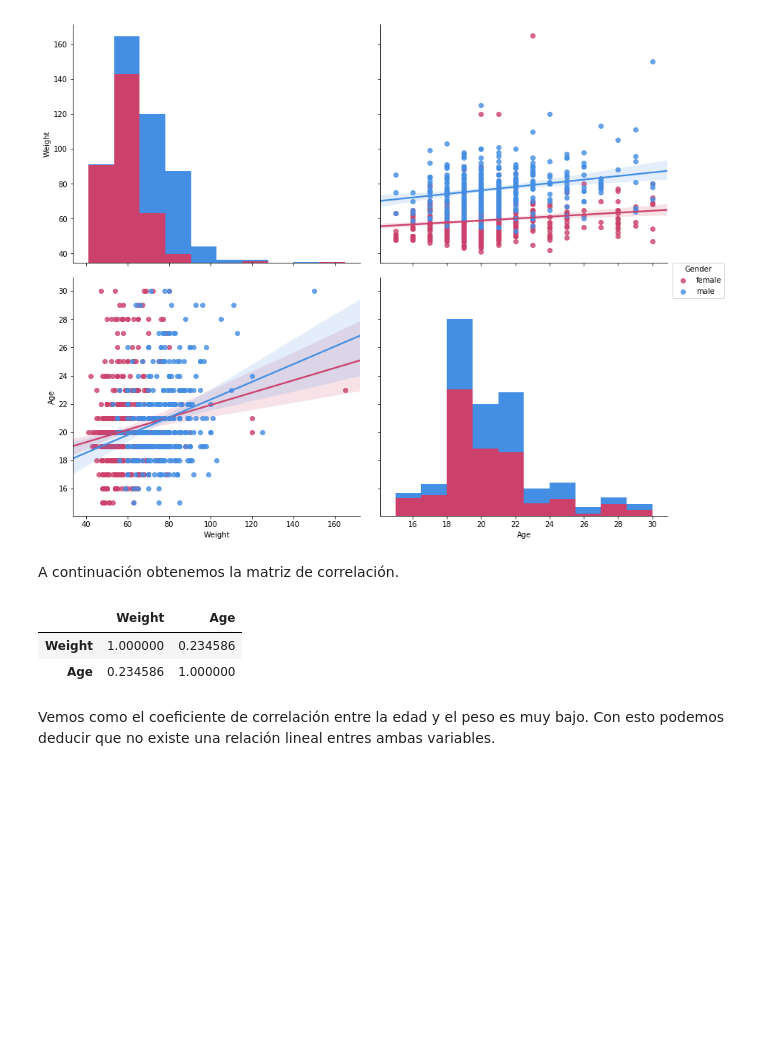
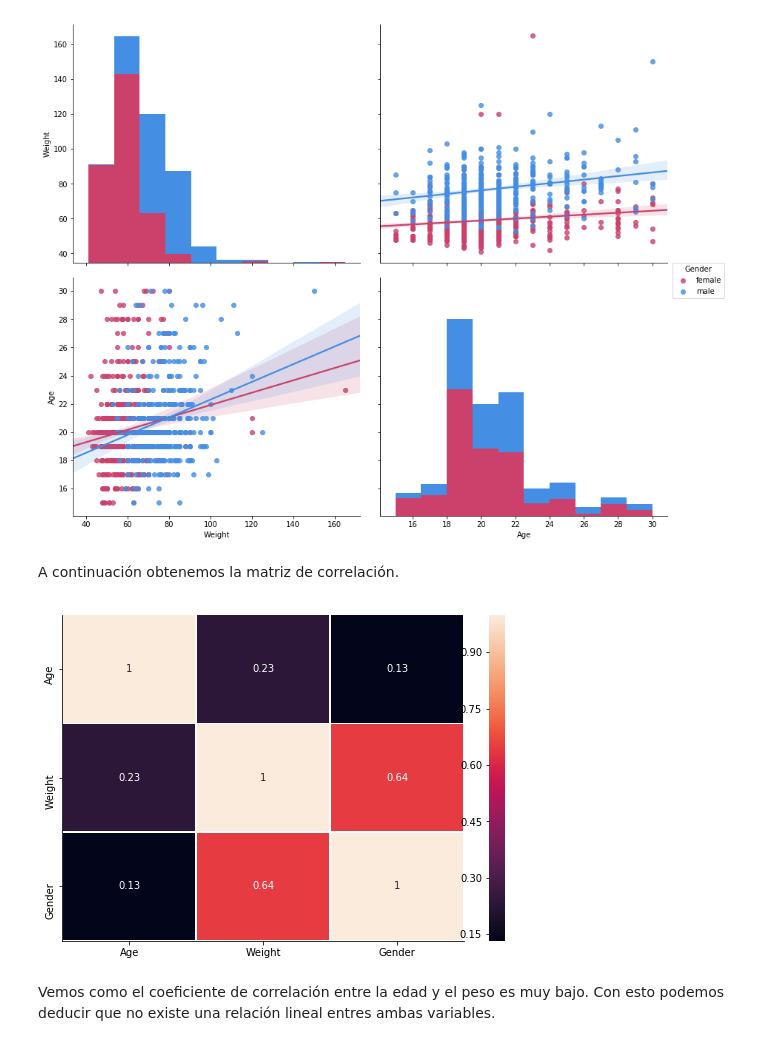
Before and after one commit to franciscocrespo/diplo_datos_2018, a Jupyter notebook: Laboratorios/Laboratorio1/Laboratorio_1.ipynb, the cells around one changed output. Cells and saved outputs as stored; diff of their text form; code cells hidden in the pictures; blank space fills up the shorter version.

Commit message:
heatmap y genero

```diff
--- a/Laboratorios/Laboratorio1/Laboratorio_1.ipynb
+++ b/Laboratorios/Laboratorio1/Laboratorio_1.ipynb
@@ -210,12 +210,16 @@ sns.pairplot(data, kind="reg", hue="Gender", size=5, aspect=1.2, palette=sns.xkc
 [figure]
 # %% [markdown]
 A continuación obtenemos la matriz de correlación.
-# %%
-dataset.loc[:, ["Weight", "Age"]].corr()
-# %% [output]
-|  | Weight | Age |
-| Weight | 1.000000 | 0.234586 |
-| Age | 0.234586 | 1.000000 |
+# %%
+ds = dataset
+ds['Gender'] = ds['Gender'].astype("category").cat.codes
+corr = ds.loc[:, ["Age", "Weight", "Gender"]].corr()
+
+f, ax = plt.subplots(figsize=(9, 6))
+sns.heatmap(corr, annot=True, linewidths=.5, ax=ax)
+sns.despine()
+# %% [output]
+[figure, added]
 # %% [markdown]
 Vemos como el coeficiente de correlación entre la edad y el peso es muy bajo. Con esto podemos deducir que no existe una relación lineal entres ambas variables.
 # %% [markdown]
```
